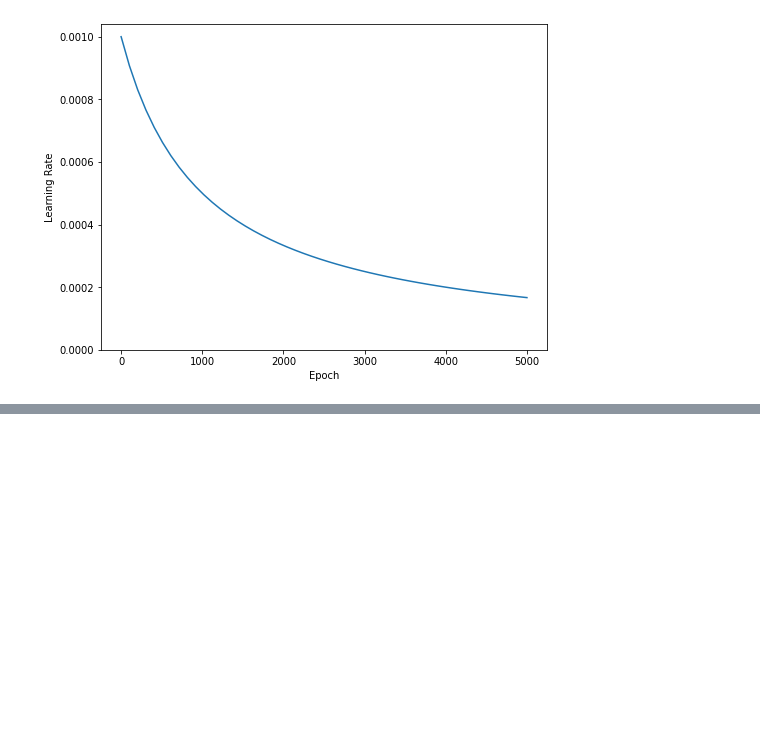
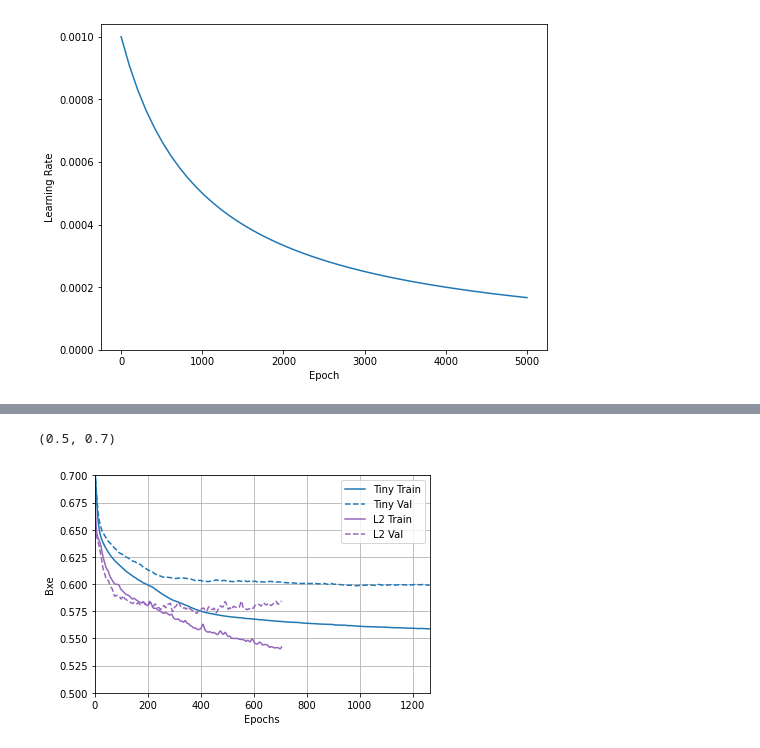
Before and after one commit to damiansp/neuralNet, a Jupyter notebook: python/tensorflow/docs/tutorial/beginner/04_overfit_underfit.py.ipynb, the cells around one changed output, grey strips where cells are left out. Drawn from its saved outputs; the diff is of its cells as text; code cells hidden in the pictures; blank space fills up the shorter version.

```diff
--- a/python/tensorflow/docs/tutorial/beginner/04_overfit_underfit.py.ipynb
+++ b/python/tensorflow/docs/tutorial/beginner/04_overfit_underfit.py.ipynb
@@ -230,0 +244,22 @@ Text(0.5, 0, 'Epochs [Log Scale]')
+# %%
+regularizer_histories = {'Tiny': size_histories['Tiny']}
+# %%
+LAMBDA = 0.001
+
+l2_mod = Sequential([
+    Dense(512,
+          activation='elu',
+          kernel_regularizer=regularizers.l2(LAMBDA),
+          input_shape=(FEATURES,)),
+    Dense(512,
+          activation='elu',
+          kernel_regularizer=regularizers.l2(LAMBDA)),
+    Dense(512,
+          activation='elu',
+          kernel_regularizer=regularizers.l2(LAMBDA)),
+    Dense(512,
+          activation='elu',
+          kernel_regularizer=regularizers.l2(LAMBDA)),
+    Dense(1)])
+
+regularizer_histories['l2'] = compile_and_fit(l2_mod, 'regularizers/l2')
@@ -230,0 +284,6 @@ Text(0.5, 0, 'Epochs [Log Scale]')
+# %%
+plotter.plot(regularizer_histories)
+plt.ylim([0.5, 0.7])
+# %% [output]
+(0.5, 0.7)
+[figure, added]
```
Also changed, not shown: parts of 11 cells of this notebook.
